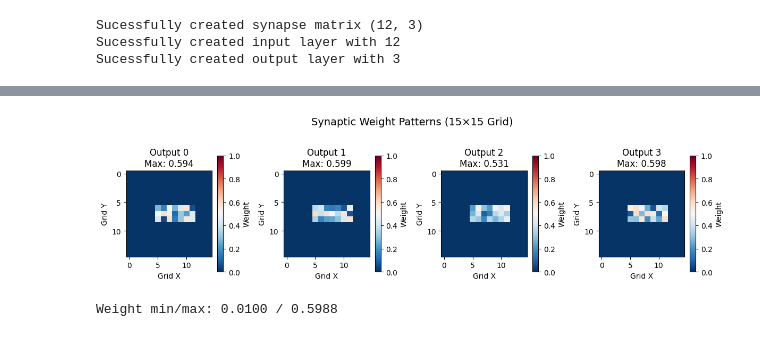
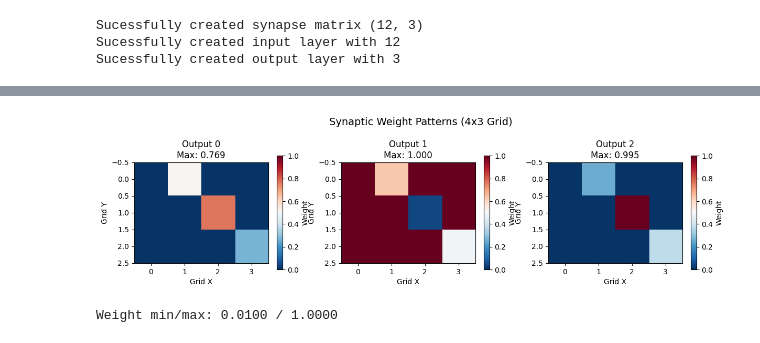
Before and after one commit to robotgreier/python_neural_network, a Jupyter notebook: Python_implementation/Custom_SNN_Spiketrains.ipynb, the cells around one changed output, grey strips where cells are left out. Drawn from its saved outputs; the diff is of its cells as text; code cells hidden in the pictures.

```diff
--- a/Python_implementation/Custom_SNN_Spiketrains.ipynb
+++ b/Python_implementation/Custom_SNN_Spiketrains.ipynb
@@ -244,7 +214,7 @@ output_size = 3     # Number of output neurons
 
 # Hyperparameters
 beta = 0.80
-threshold = 2
+threshold = 2.5
 reset_val = 0.0
 learning_rate = 0.1
 initial_weight = 0.25
@@ -400,12 +363,24 @@ IndexError: list index out of range
 # %% [markdown]
 **STDP**
 # %%
+# Simulation parameters
+time_steps = 200
+pattern_hold_duration = 10
+
+# Architecture parameter
+input_size = 4*3     # Number of input neurons
+output_size = 3     # Number of output neurons
+
+# Hyperparameters
+beta = 0.95
+threshold = 3
+reset_val = 0.0
+learning_rate = 0.05
+
 # Initialize history lists
 mem_hist = []
 thresh_hist = []
 spike_hist = []
-target_hist = []
-weight_hist = []
 # %%
 # Input data
 spiketrains = pd.read_csv("ORB_test_spiketrains.csv")
@@ -425,8 +407,8 @@ for spikes in spiketrains.values:
 # %%
 
 # Instantiate synapses as a weight matrix, with all weights starting at
-input_to_output_synapses = np.full((input_size, output_size), 0.1)
-#input_to_output_synapses = np.random.rand(input_size, output_size)
+#input_to_output_synapses = np.full((input_size, output_size), 0.1)
+input_to_output_synapses = np.random.rand(input_size, output_size)
 print(f"Sucessfully created synapse matrix {input_to_output_synapses.shape}")
 
 # Instantiate layers as litst of neurons
@@ -579,15 +509,0 @@ weight_hist = []
-# %%
-
-# Instantiate synapses as a weight matrix, with all weights starting at 0.03
-#input_to_output_synapses = np.full((input_size, output_size), 0.03)
-input_to_output_synapses = np.random.uniform(0.05, 0.6, (input_size, output_size))
-print(f"Weight stats per output neuron:")
-for j in range(output_size):
-    print(f"  Neuron {j}: mean={input_to_output_synapses[:, j].mean():.3f}, std={input_to_output_synapses[:, j].std():.3f}")
-
-# Instantiate layers as litst of neurons
-input_neurons = [LIF(beta=beta, threshold=threshold, learning_rate=learning_rate, reset=reset_val) for _ in range(input_size)]
-output_neurons = [LIF(beta=beta, threshold=threshold, learning_rate=learning_rate, reset=reset_val) for _ in range(output_size)]
-
-print(f"Sucessfully created input layer with {len(input_neurons)}")
-print(f"Sucessfully created output layer with {len(output_neurons)}")
@@ -831,7 +511,7 @@ Correct: 123/147
 import matplotlib.pyplot as plt
 import numpy as np
 
-def plot_output_weight_grids(input_to_output_synapses, grid_size=15, figsize=(12, 3)):
+def plot_output_weight_grids(input_to_output_synapses, figsize=(12, 3)):
     """
     Plot weight heatmap for each output neuron as a 2D grid.
     Assumes inputs represent a flattened occupancy grid.
@@ -848,35 +528,35 @@ def plot_output_weight_grids(input_to_output_synapses, grid_size=15, figsize=(12
     fig, axes = plt.subplots(1, n_outputs, figsize=figsize)
     if n_outputs == 1:
         axes = [axes]
 
     for j, ax in enumerate(axes):
         weights = input_to_output_synapses[:, j]
 
         # Reshape to 2D grid
-        weight_grid = weights.reshape(grid_size, grid_size)
+        weight_grid = weights.reshape(3, 4)
 
         im = ax.imshow(weight_grid, cmap='RdBu_r', vmin=0, vmax=1.0)
         ax.set_title(f'Output {j}\nMax: {weights.max():.3f}')
         ax.set_xlabel('Grid X')
         ax.set_ylabel('Grid Y')
         plt.colorbar(im, ax=ax, label='Weight')
 
         # Add grid lines
         ax.grid(False)
 
-    plt.suptitle('Synaptic Weight Patterns (15×15 Grid)', fontsize=14, y=1.05)
+    plt.suptitle('Synaptic Weight Patterns (4x3 Grid)', fontsize=14, y=1.05)
     plt.tight_layout()
     return fig
 
 
 
 # Use the grid visualization:
-fig1 = plot_output_weight_grids(input_to_output_synapses, grid_size=15)
+fig1 = plot_output_weight_grids(input_to_output_synapses)
 
 
 plt.show()
 
 print(f"Weight min/max: {input_to_output_synapses.min():.4f} / {input_to_output_synapses.max():.4f}")
 # %% [output]
-[figure, old version]
+[figure, new version]
-Weight min/max: 0.0100 / 0.5988
+Weight min/max: 0.0100 / 1.0000
```
Also changed, not shown: parts of 14 cells of this notebook, 2 other files.
